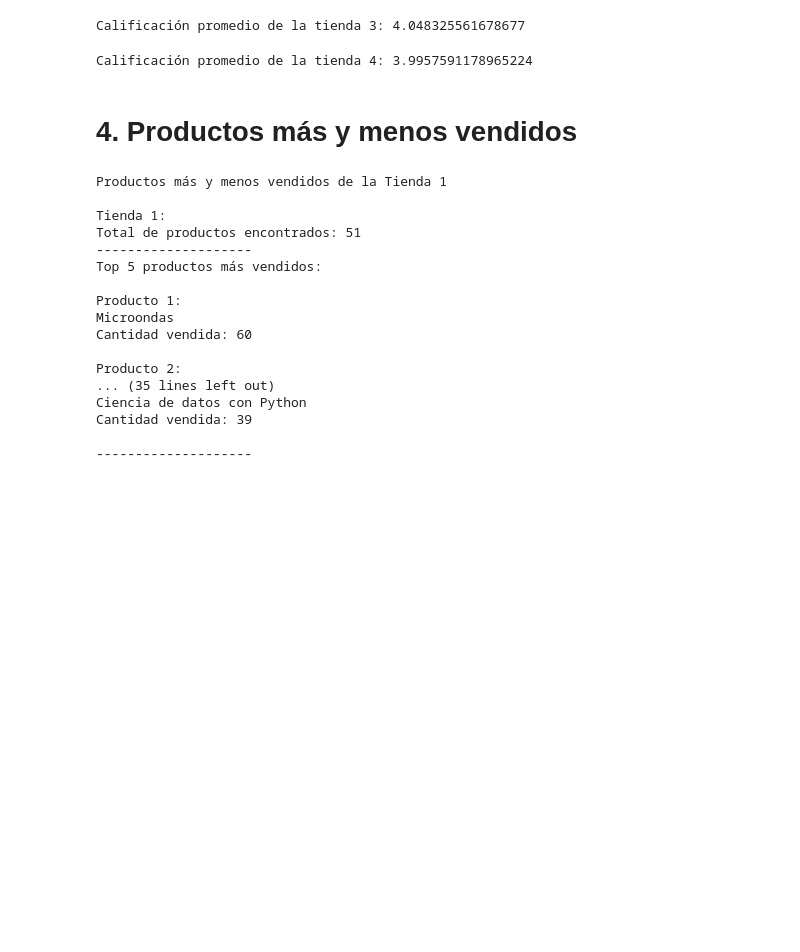
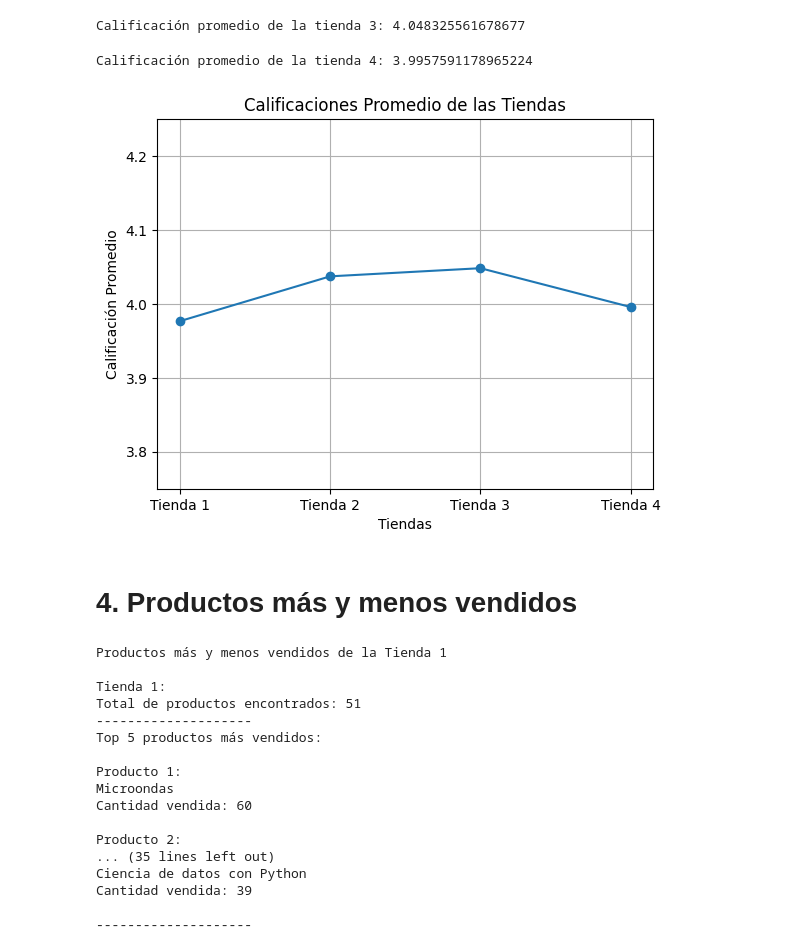
Before and after one commit to ggsgranados/Alura-Store-Latam, a Jupyter notebook: AluraStoreLatam.ipynb, the cells around one changed output. Drawn from its saved outputs; the diff is of its cells as text; code cells hidden in the pictures; blank space fills up the shorter version.

Commit message:
Add: Grafica lineal para la calificacion promedio por tienda

```diff
--- a/AluraStoreLatam.ipynb
+++ b/AluraStoreLatam.ipynb
@@ -149,6 +149,29 @@ calificacion_promedio_tienda4 = tienda4['Calificación'].mean()
 print('Calificación promedio de la tienda 4: ' + str(calificacion_promedio_tienda4))
 # %% [output]
 Calificación promedio de la tienda 4: 3.9957591178965224
+# %%
+import matplotlib.pyplot as plt
+
+# Datos de calificaciones promedio
+tiendas = ['Tienda 1', 'Tienda 2', 'Tienda 3', 'Tienda 4']
+calificaciones_promedio = [calificacion_promedio_tienda1, calificacion_promedio_tienda2, calificacion_promedio_tienda3, calificacion_promedio_tienda4]
+
+# Crear el gráfico de líneas
+plt.plot(tiendas, calificaciones_promedio, marker='o')
+plt.ylim(3.75, 4.25)
+
+# Agregar etiquetas y título
+plt.xlabel('Tiendas')
+plt.ylabel('Calificación Promedio')
+plt.title('Calificaciones Promedio de las Tiendas')
+
+# Mostrar la cuadrícula
+plt.grid(True)
+
+# Mostrar el gráfico
+plt.show()
+# %% [output]
+[figure, added]
 # %% [markdown]
 # 4. Productos más y menos vendidos
 # %%
```
